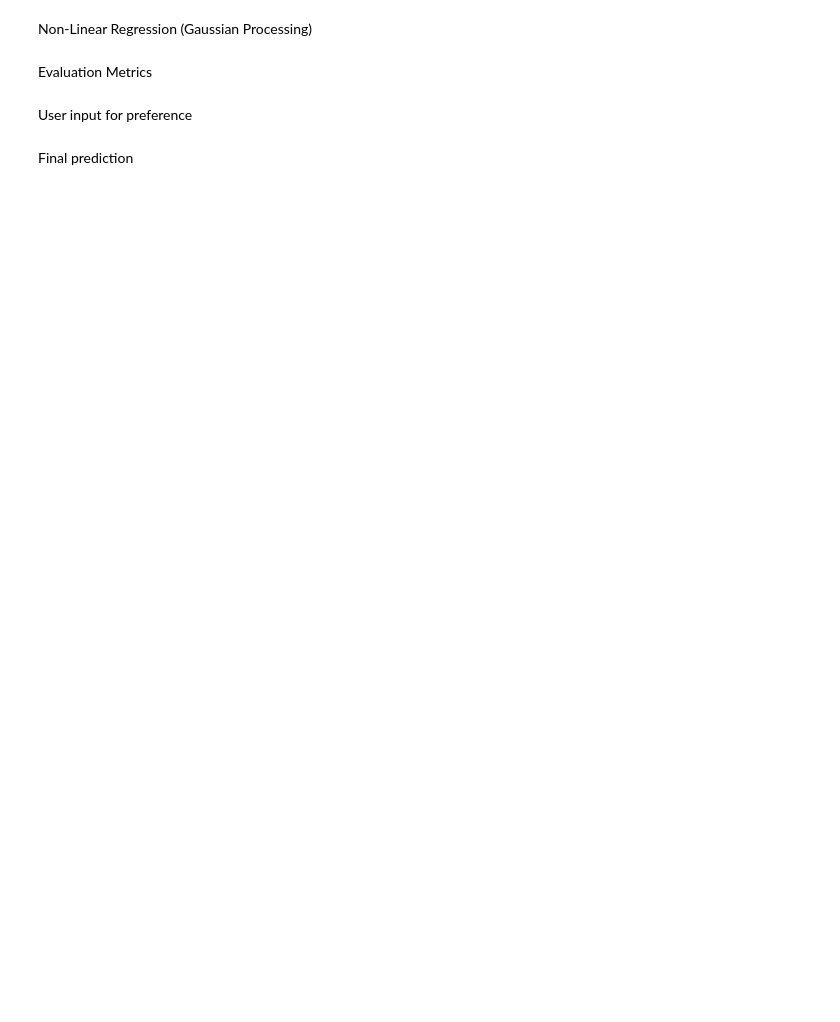
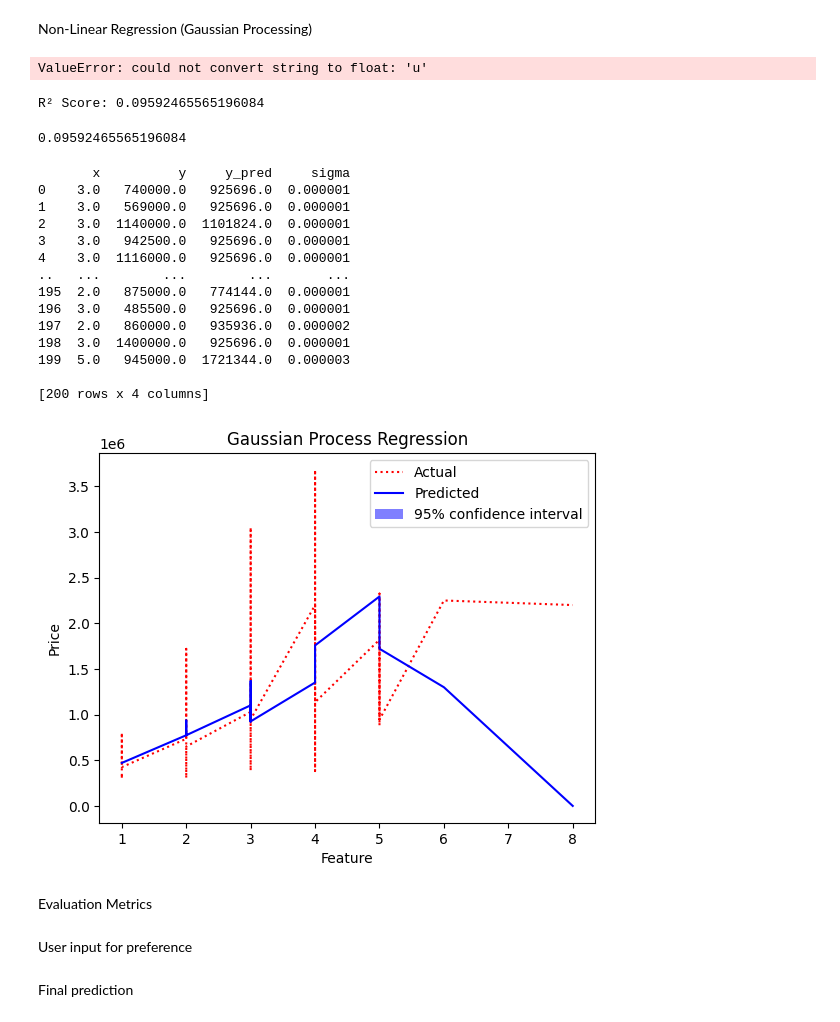
Before and after one commit to Wajeeha-B/ai_project.github.io, a Jupyter notebook: code/estimator.ipynb, the cells around one changed output. Saved outputs shown, nothing was run; the diff lists cells and outputs as text; code cells hidden in the pictures; blank space fills up the shorter version.

```diff
--- a/code/estimator.ipynb
+++ b/code/estimator.ipynb
@@ -15,8 +15,11 @@ Define the parameters
 train_size = 0.8
 
 # Identify features to be used
-#  columnsToKeep = ['Price','Type','Bedroom','Bathroom','Car','Landsize','BuildingArea','Latitude','Longitude']
-columnsToKeep = ['Price', 'Size']
+columnsToKeep = ['Price','Type','Bedroom','Bathroom','Car','Landsize','BuildingArea','Latitude','Longitude']
+#columnsToKeep = ['Price', 'Bedroom', 'Bathroom']
+#columnsToKeep = ['Price', 'Type', 'Landsize', 'BuildingArea']
+
+featuresToTrain = ['Price', 'Type', 'Landsize','BuildingArea']
 
 # Path to dataset.
 filepath = '../dataset/Melbourne_housing_FULL.csv'
@@ -47,0 +59,9 @@ K-Means Clustering
+# %%
+# Ashton
+k = 5
+pref = 'Size'
+kmeans = Kmeans.Kmeans(train_X, train_Y, k, pref)
+
+train_X, points, centroids = kmeans.cluster()
+
+#plotKmean(train_X, points, centroids)
@@ -60,5 +82,34 @@ Non-Linear Regression (Gaussian Processing)
+# %%
+# Train
+nlr = NLRegression.NLRegression(train_X, train_Y, test_X, test_Y, featuresToTrain)
+nlr.train()
+# %% [output]
+ValueError: could not convert string to float: 'u'
 # %%
 # Test
+nlr.evaluate()
+# %% [output]
+R² Score: 0.09592465565196084
+0.09592465565196084
+# %%
+# plotting predictions vs expected
+nlr.plot()
+# %% [output]
+       x          y     y_pred     sigma
+0    3.0   740000.0   925696.0  0.000001
+1    3.0   569000.0   925696.0  0.000001
+2    3.0  1140000.0  1101824.0  0.000001
+3    3.0   942500.0   925696.0  0.000001
+4    3.0  1116000.0   925696.0  0.000001
+..   ...        ...        ...       ...
+195  2.0   875000.0   774144.0  0.000001
+196  3.0   485500.0   925696.0  0.000001
+197  2.0   860000.0   935936.0  0.000002
+198  3.0  1400000.0   925696.0  0.000001
+199  5.0   945000.0  1721344.0  0.000003
+
+[200 rows x 4 columns]
+[figure, added]
 # %% [markdown]
 Evaluation Metrics
 # %%
```
Also changed, not shown: parts of 6 cells of this notebook, 2 other files.
